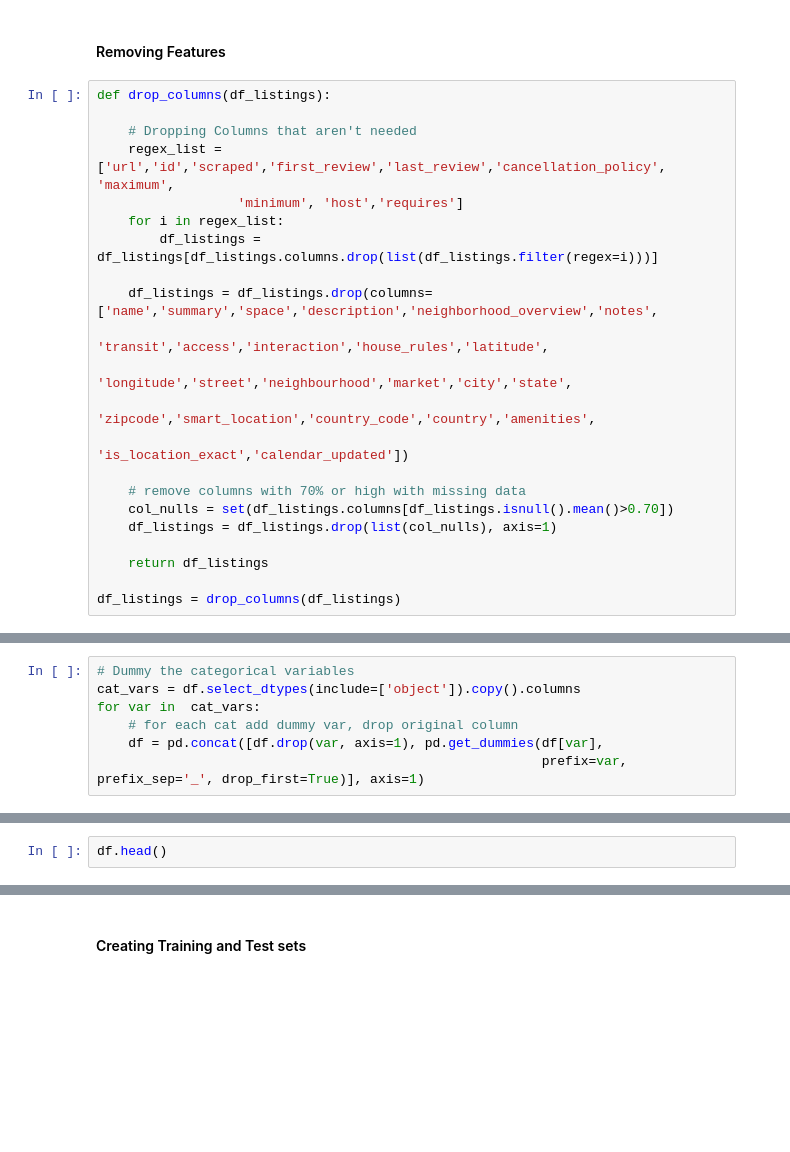
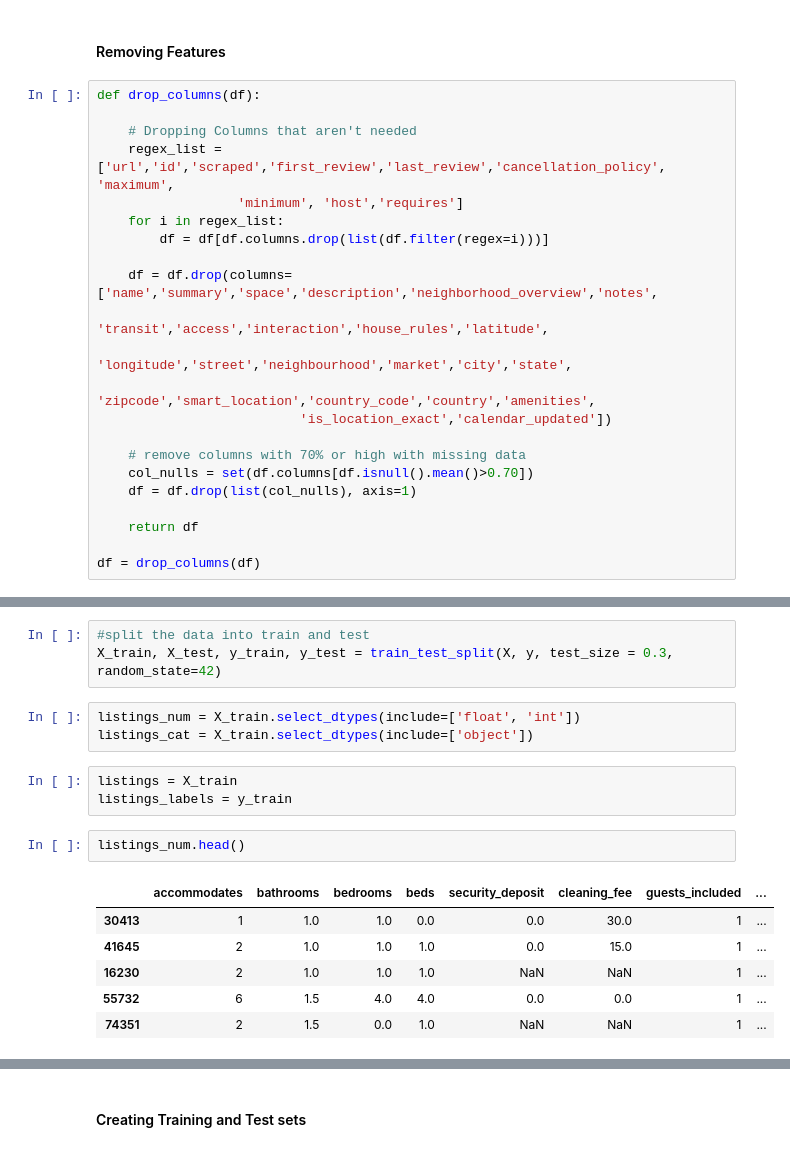
Before and after one commit to waltersmac/Predicting-AirBnB-Prices, a Jupyter notebook: notebooks/1.0-rw-data-exploration.ipynb, the cells around one changed output, grey strips where cells are left out. Cells and saved outputs as stored; diff of their text form; blank space fills up the shorter version.

```diff
--- a/notebooks/1.0-rw-data-exploration.ipynb
+++ b/notebooks/1.0-rw-data-exploration.ipynb
@@ -317,24 +431,24 @@ df_listings['amenities - count'] = [len(i) for i in df_listings['amenities']]
 # %% [markdown]
 #### Removing Features
 # %%
-def drop_columns(df_listings):
+def drop_columns(df):
 
     # Dropping Columns that aren't needed
     regex_list = ['url','id','scraped','first_review','last_review','cancellation_policy', 'maximum',
                   'minimum', 'host','requires']
     for i in regex_list:
-        df_listings = df_listings[df_listings.columns.drop(list(df_listings.filter(regex=i)))]
+        df = df[df.columns.drop(list(df.filter(regex=i)))]
 
-    df_listings = df_listings.drop(columns=['name','summary','space','description','neighborhood_overview','notes',
-                                            'transit','access','interaction','house_rules','latitude',
-                                            'longitude','street','neighbourhood','market','city','state',
-                                            'zipcode','smart_location','country_code','country','amenities',
-                                            'is_location_exact','calendar_updated'])
+    df = df.drop(columns=['name','summary','space','description','neighborhood_overview','notes',
+                          'transit','access','interaction','house_rules','latitude',
+                          'longitude','street','neighbourhood','market','city','state',
+                          'zipcode','smart_location','country_code','country','amenities',
+                          'is_location_exact','calendar_updated'])
 
     # remove columns with 70% or high with missing data
-    col_nulls = set(df_listings.columns[df_listings.isnull().mean()>0.70])
-    df_listings = df_listings.drop(list(col_nulls), axis=1)
+    col_nulls = set(df.columns[df.isnull().mean()>0.70])
+    df = df.drop(list(col_nulls), axis=1)
 
-    return df_listings
+    return df
 
-df_listings = drop_columns(df_listings)
+df = drop_columns(df)
@@ -369,7 +454,0 @@ df = df_listings[df_listings['price'] != 0]
-# %%
-# Dummy the categorical variables
-cat_vars = df.select_dtypes(include=['object']).copy().columns
-for var in  cat_vars:
-    # for each cat add dummy var, drop original column
-    df = pd.concat([df.drop(var, axis=1), pd.get_dummies(df[var],
-                                                         prefix=var, prefix_sep='_', drop_first=True)], axis=1)
@@ -376,2 +468,18 @@ for var in  cat_vars:
+# %%
+#split the data into train and test
+X_train, X_test, y_train, y_test = train_test_split(X, y, test_size = 0.3, random_state=42)
+# %%
+listings_num = X_train.select_dtypes(include=['float', 'int'])
+listings_cat = X_train.select_dtypes(include=['object'])
+# %%
+listings = X_train
+listings_labels = y_train
 # %%
-df.head()
+listings_num.head()
+# %% [output]
+|  | accommodates | bathrooms | bedrooms | beds | security_deposit | cleaning_fee | guests_included | ... |
+| 30413 | 1 | 1.0 | 1.0 | 0.0 | 0.0 | 30.0 | 1 | ... |
+| 41645 | 2 | 1.0 | 1.0 | 1.0 | 0.0 | 15.0 | 1 | ... |
+| 16230 | 2 | 1.0 | 1.0 | 1.0 | NaN | NaN | 1 | ... |
+| 55732 | 6 | 1.5 | 4.0 | 4.0 | 0.0 | 0.0 | 1 | ... |
+| 74351 | 2 | 1.5 | 0.0 | 1.0 | NaN | NaN | 1 | ... |
```
Also changed, not shown: parts of 73 cells of this notebook, 3 other files.
